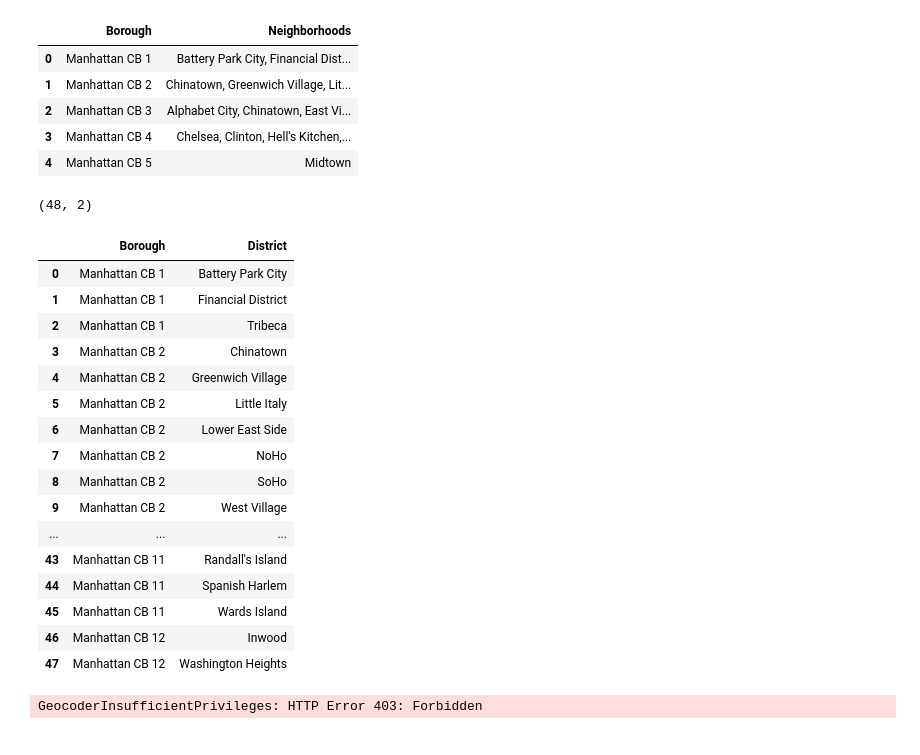
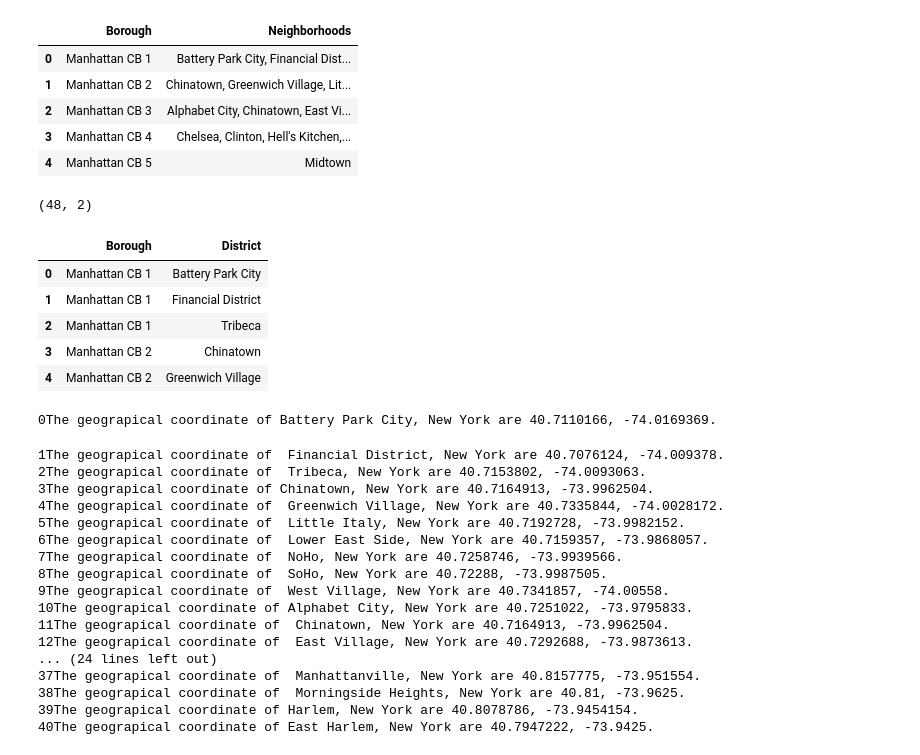
Before and after one commit to GUC83/github-coursera, a Jupyter notebook: the Battle of Neighborhoods.ipynb, the cells around one changed output. Saved outputs shown, nothing was run; the diff lists cells and outputs as text; code cells hidden in the pictures.

```diff
--- a/the Battle of Neighborhoods.ipynb
+++ b/the Battle of Neighborhoods.ipynb
@@ -323,28 +323,17 @@ NY.head()
 # %%
 # Separating the districts in different rows
 NY = pd.DataFrame(NY.Neighborhoods.str.split(',').tolist(), index=NY.Borough.astype('object')).stack()
 
 NY = NY.reset_index([0, 'Borough'])
 
 NY.columns = ['Borough', 'District']
 print(NY.shape)
-NY.head(50)
+NY.head()
 # %% [output]
 (48, 2)
 |  | Borough | District |
 | 0 | Manhattan CB 1 | Battery Park City |
 | 1 | Manhattan CB 1 | Financial District |
 | 2 | Manhattan CB 1 | Tribeca |
 | 3 | Manhattan CB 2 | Chinatown |
 | 4 | Manhattan CB 2 | Greenwich Village |
-| 5 | Manhattan CB 2 | Little Italy |
-| 6 | Manhattan CB 2 | Lower East Side |
-| 7 | Manhattan CB 2 | NoHo |
-| 8 | Manhattan CB 2 | SoHo |
-| 9 | Manhattan CB 2 | West Village |
-| ... | ... | ... |
-| 43 | Manhattan CB 11 | Randall's Island |
-| 44 | Manhattan CB 11 | Spanish Harlem |
-| 45 | Manhattan CB 11 | Wards Island |
-| 46 | Manhattan CB 12 | Inwood |
-| 47 | Manhattan CB 12 | Washington Heights |
@@ -358,7 +347,8 @@ geocode = RateLimiter(geolocator.geocode, min_delay_seconds= 1)
 # %%
-for i in NY.index:
+# This process must be repeated more times because after 20 iterations the service becomes unavailable
+for i in np.arange(0,NY.shape[0]):
     address = NY['District'].values[i] + ', New York'
-    geolocator = Nominatim(user_agent="specify_your_app_name_here",timeout=None)
+    geolocator = Nominatim()
     location = geolocator.geocode(address)
     latitude = location.latitude
     longitude = location.longitude
@@ -366,7 +356,24 @@ for i in NY.index:
     lat.append(latitude)
     long.append(longitude)
 # %% [output]
-GeocoderInsufficientPrivileges: HTTP Error 403: Forbidden
+0The geograpical coordinate of Battery Park City, New York are 40.7110166, -74.0169369.
+1The geograpical coordinate of  Financial District, New York are 40.7076124, -74.009378.
+2The geograpical coordinate of  Tribeca, New York are 40.7153802, -74.0093063.
+3The geograpical coordinate of Chinatown, New York are 40.7164913, -73.9962504.
+4The geograpical coordinate of  Greenwich Village, New York are 40.7335844, -74.0028172.
+5The geograpical coordinate of  Little Italy, New York are 40.7192728, -73.9982152.
+6The geograpical coordinate of  Lower East Side, New York are 40.7159357, -73.9868057.
+7The geograpical coordinate of  NoHo, New York are 40.7258746, -73.9939566.
+8The geograpical coordinate of  SoHo, New York are 40.72288, -73.9987505.
+9The geograpical coordinate of  West Village, New York are 40.7341857, -74.00558.
+10The geograpical coordinate of Alphabet City, New York are 40.7251022, -73.9795833.
+11The geograpical coordinate of  Chinatown, New York are 40.7164913, -73.9962504.
+12The geograpical coordinate of  East Village, New York are 40.7292688, -73.9873613.
+... (24 lines left out)
+37The geograpical coordinate of  Manhattanville, New York are 40.8157775, -73.951554.
+38The geograpical coordinate of  Morningside Heights, New York are 40.81, -73.9625.
+39The geograpical coordinate of Harlem, New York are 40.8078786, -73.9454154.
+40The geograpical coordinate of East Harlem, New York are 40.7947222, -73.9425.
 # %%
 # Inserting latitude and longitude in the DF
 NY['latitude'] = lat
```
Also changed, not shown: parts of 34 cells of this notebook.
